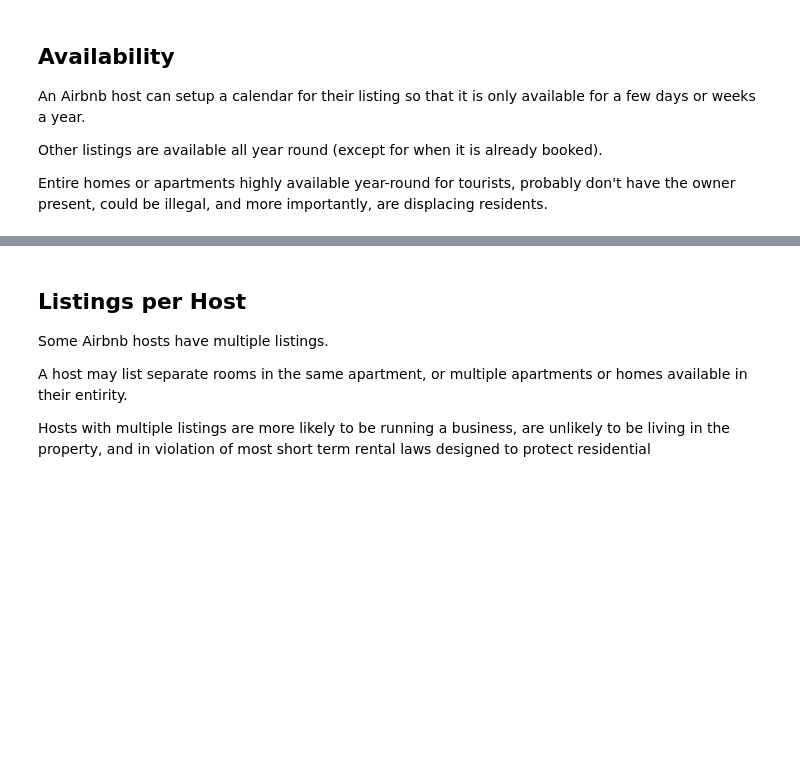
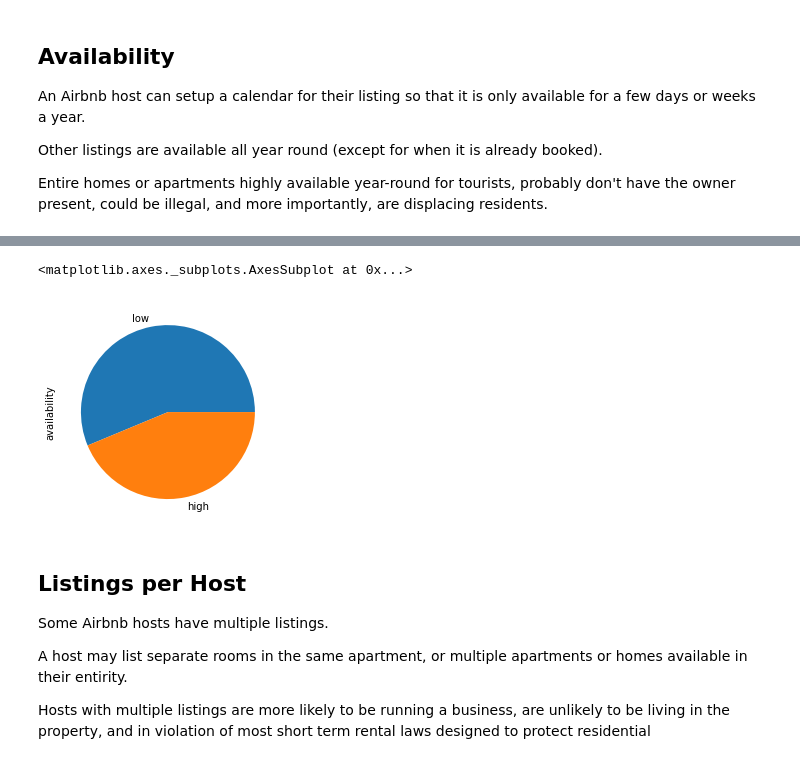
Before and after one commit to sansagara/kedro-experiment, a Jupyter notebook: notebooks/AirBnB Brussels.ipynb, the cells around one changed output, grey strips where cells are left out. Cells and saved outputs as stored; diff of their text form; code cells hidden in the pictures; blank space fills up the shorter version.

```diff
--- a/notebooks/AirBnB Brussels.ipynb
+++ b/notebooks/AirBnB Brussels.ipynb
@@ -115,3 +123,11 @@ Entire homes or apartments highly available year-round for tourists, probably do
+# %%
+# Now, let's do a pie chart to check the relationship between low and hight availability
+
+listings['availability'] = listings.apply(lambda row: 'high' if int(row.availability_365) > 90 else 'low', axis=1)
+listings.availability.value_counts().plot.pie(y='availability')
+# %% [output]
+<matplotlib.axes._subplots.AxesSubplot at 0x...>
+[figure, added]
 # %% [markdown]
 ## Listings per Host
 Some Airbnb hosts have multiple listings.
```
Also changed, not shown: parts of 8 cells of this notebook.
